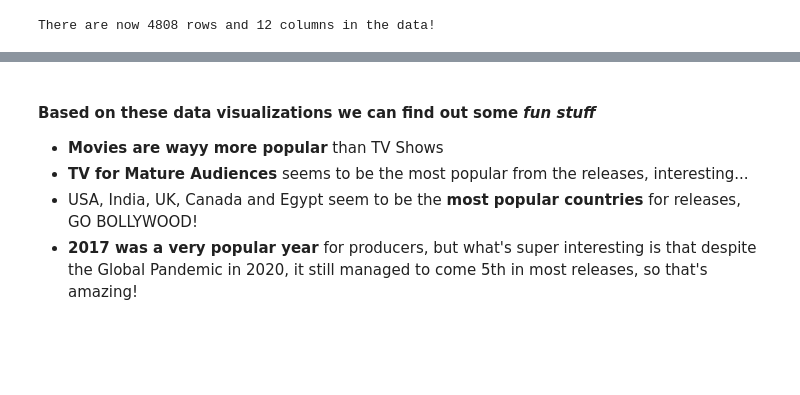
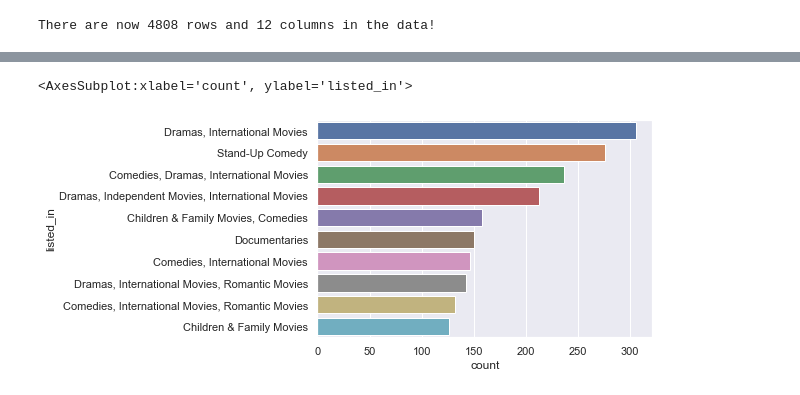
Before and after one commit to nikabosedata/analysis_of_netflix_titles, a Jupyter notebook: A Deeper Look at Netflix! .ipynb, the cells around one changed output, grey strips where cells are left out. Drawn from its saved outputs; the diff is of its cells as text; code cells hidden in the pictures; blank space fills up the shorter version.

```diff
--- a/A Deeper Look at Netflix! .ipynb
+++ b/A Deeper Look at Netflix! .ipynb
@@ -81,6 +83,5 @@ Text(0, 0.5, 'Number Of Releases')
-# %% [markdown]
-#### Based on these data visualizations we can find out some *fun stuff*
-- **Movies are wayy more popular** than TV Shows
-- **TV for Mature Audiences** seems to be the most popular from the releases, interesting...
-- USA, India, UK, Canada and Egypt seem to be the **most popular countries** for releases, GO BOLLYWOOD!
-- **2017 was a very popular year** for producers, but what's super interesting is that despite the Global Pandemic in 2020, it still managed to come 5th in most releases, so that's amazing!
+# %%
+sns.countplot(y=data['listed_in'], order=data['listed_in'].value_counts().index[0:10])
+# %% [output]
+<AxesSubplot:xlabel='count', ylabel='listed_in'>
+[figure, added]
```
Also changed, not shown: parts of 6 cells of this notebook.
